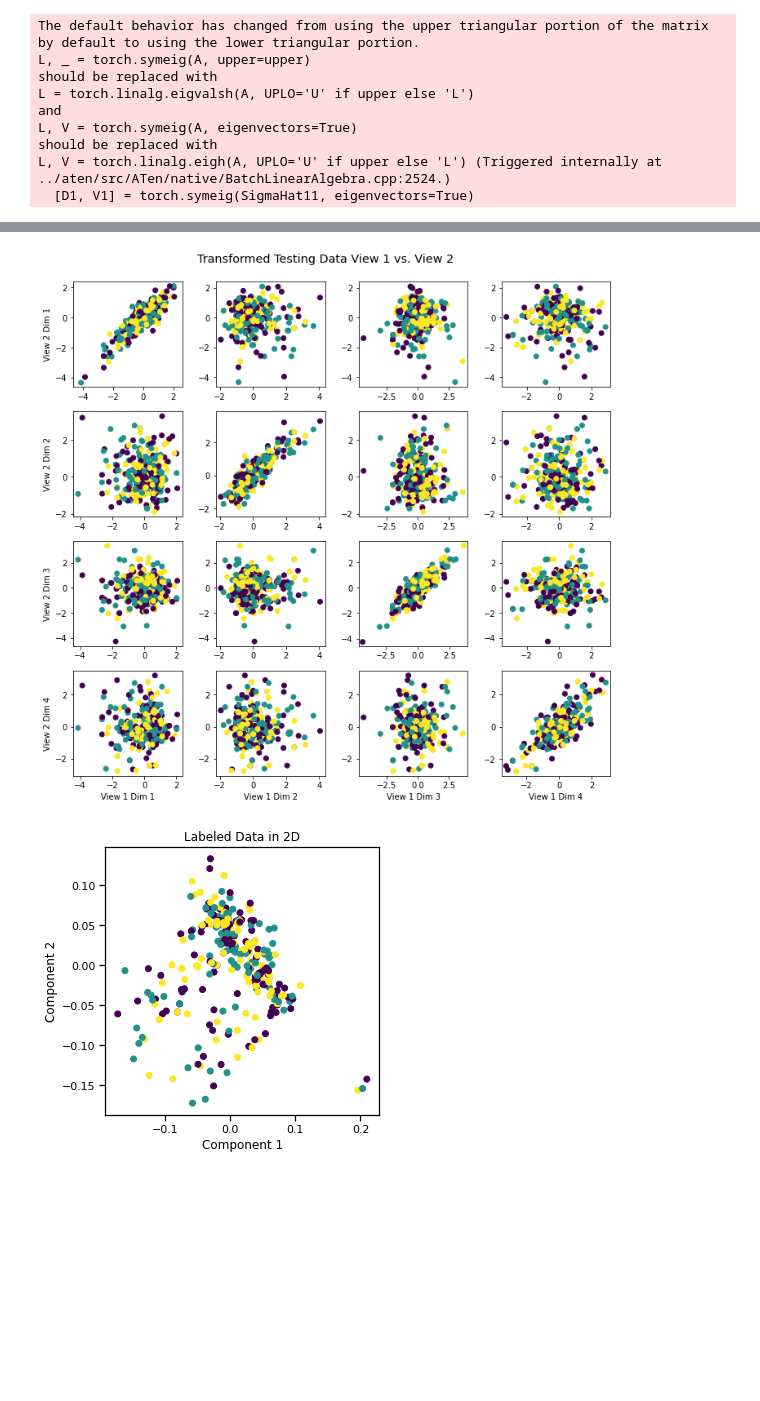
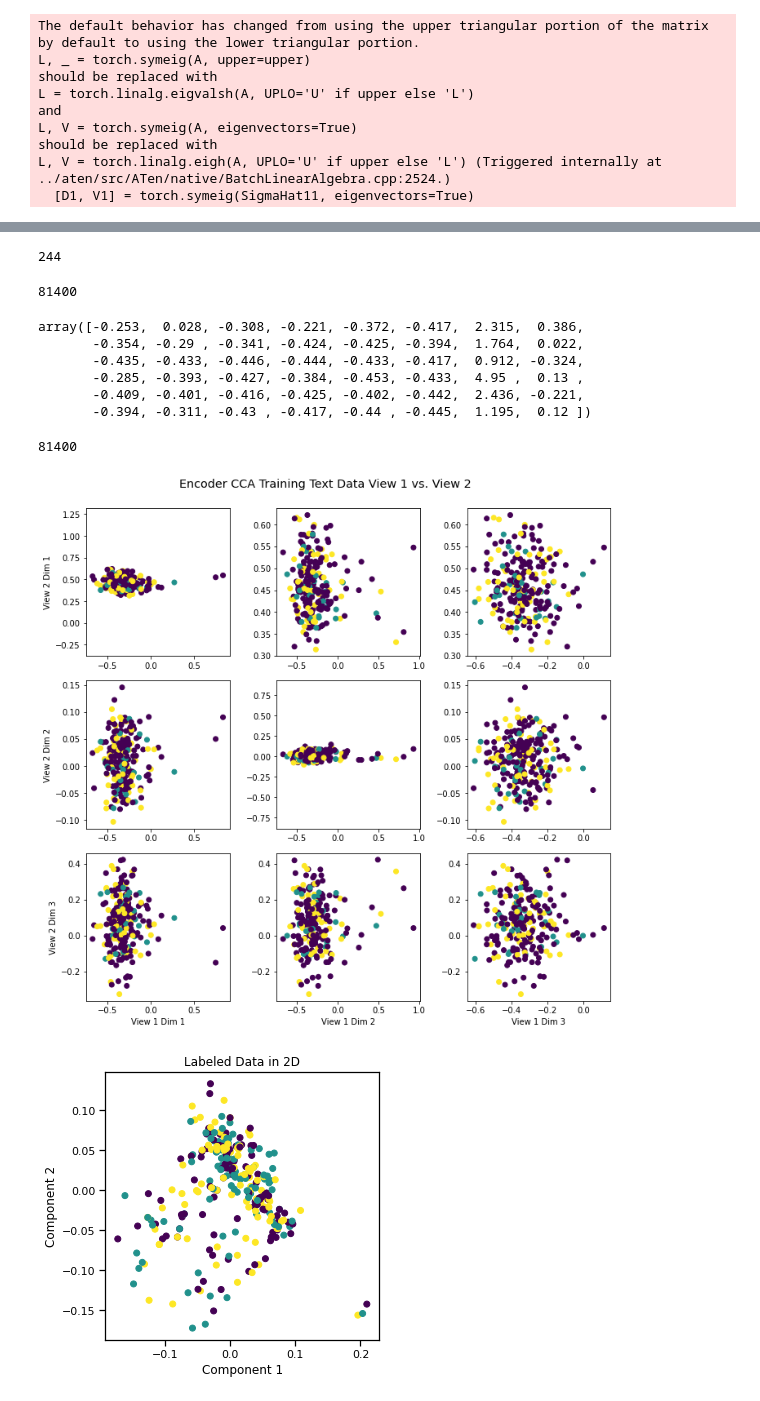
Before and after one commit to saber258/EEG_Text_alignment, a Jupyter notebook: main_trans_KEMOCON/view.ipynb, the cells around one changed output, grey strips where cells are left out. Saved outputs shown, nothing was run; the diff lists cells and outputs as text; code cells hidden in the pictures; blank space fills up the shorter version.

```diff
--- a/main_trans_KEMOCON/view.ipynb
+++ b/main_trans_KEMOCON/view.ipynb
@@ -148,6 +148,40 @@ df_test_text = df_test[[emotion, 'new_words']]
 df_test_eeg_label = df_test[[emotion]]
 df_test_eeg = df_test.iloc[:, 3:]
 df_test_eeg = pd.concat([df_test_eeg_label, df_test_eeg], axis=1)
+# %%
+eeg = [emotion, 'delta0', 'lowAlpha0', 'highAlpha0','lowBeta0','highBeta0', 'lowGamma0', 'middleGamma0', 'theta0',
+         'delta1', 'lowAlpha1', 'highAlpha1', 'lowBeta1', 'highBeta1', 'lowGamma1', 'middleGamma1', 'theta1',
+         'delta2', 'lowAlpha2', 'highAlpha2', 'lowBeta2', 'highBeta2', 'lowGamma2', 'middleGamma2', 'theta2',
+         'delta3', 'lowAlpha3', 'highAlpha3', 'lowBeta3', 'highBeta3', 'lowGamma3', 'middleGamma3', 'theta3',
+         'delta4', 'lowAlpha4', 'highAlpha4', 'lowBeta4', 'highBeta4', 'lowGamma4', 'middleGamma4', 'theta4',
+         'delta5', 'lowAlpha5', 'highAlpha5', 'lowBeta5', 'highBeta5', 'lowGamma5', 'middleGamma5', 'theta5']
+# %%
+df = pd.read_csv('df.csv')
+
+X = df.drop([emotion], axis = 1)
+y= df[[emotion]]
+
+X_train, X_val, y_train, y_val = train_test_split(X, y, random_state = 2, test_size = 0.3, shuffle = True, stratify = y)
+ros = RandomOverSampler(random_state=2)
+X_resampled_text, y_resampled_text = ros.fit_resample(X_train, y_train)
+
+
+
+X_val, X_test, y_val, y_test = train_test_split(X_val, y_val, random_state= 2, test_size = 0.5, shuffle = True, stratify = y_val)
+df_test = pd.concat([X_test, y_test], axis = 1)
+df_train = pd.concat([X_resampled_text, y_resampled_text], axis = 1)
+# df_train = pd.concat([X_train, y_train], axis = 1)
+df_train = df_train.sample(frac=1).reset_index(drop=True)
+df_val = pd.concat([X_val, y_val], axis = 1)
+
+df_train_text = df_train[[emotion, 'new_words']]
+df_train_eeg = df_train[eeg]
+
+df_val_text = df_val[[emotion, 'new_words']]
+df_val_eeg = df_val[eeg]
+
+df_test_text = df_test[[emotion, 'new_words']]
+df_test_eeg = df_test[eeg]
 # %%
 sentences_train = df_train_text.new_words
 sentences_val = df_val_text.new_words
@@ -227,10 +338,32 @@ Xs_transformed_train = dcca.transform(Xs)
+# %%
+len(eeg_val)
+# %% [output]
+244
+# %%
+len(eeg_val_DCCA_trans)
+# %% [output]
+81400
+# %%
+text_eeg_train_ds = [eeg_val, eeg_val_DCCA_trans[0:244]]
+# %%
+text_eeg_train_ds[0][0]
+# %% [output]
+array([-0.253,  0.028, -0.308, -0.221, -0.372, -0.417,  2.315,  0.386,
+       -0.354, -0.29 , -0.341, -0.424, -0.425, -0.394,  1.764,  0.022,
+       -0.435, -0.433, -0.446, -0.444, -0.433, -0.417,  0.912, -0.324,
+       -0.285, -0.393, -0.427, -0.384, -0.453, -0.433,  4.95 ,  0.13 ,
+       -0.409, -0.401, -0.416, -0.425, -0.402, -0.442,  2.436, -0.221,
+       -0.394, -0.311, -0.43 , -0.417, -0.44 , -0.445,  1.195,  0.12 ])
+# %%
+len(text_val_DCCA)
+# %% [output]
+81400
 # %%
-crossviews_plot(Xs_transformed_train, labels=y_train,
-                title='Transformed Testing Data View 1 vs. View 2 '
-                      ,
+crossviews_plot(text_eeg_train_ds, labels=y_val_DCCA_trans[0:244],
+                title='Encoder CCA Training Text Data View 1 vs. View 2 ',
                 equal_axes=True)
 # %% [output]
-[figure, old version]
+[figure, new version]
 # %%
 from mvlearn.plotting import quick_visualize
 
```
Also changed, not shown: parts of 76 cells of this notebook, 19 other files.
